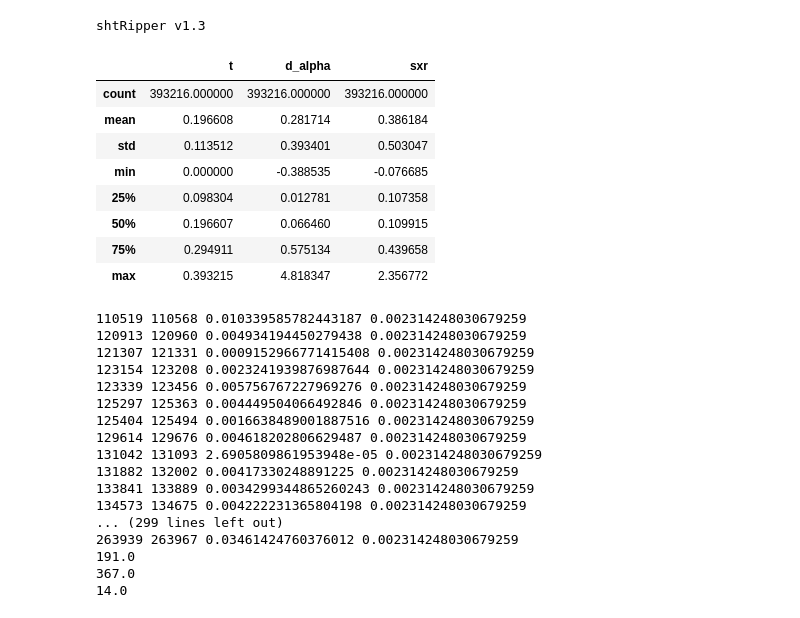
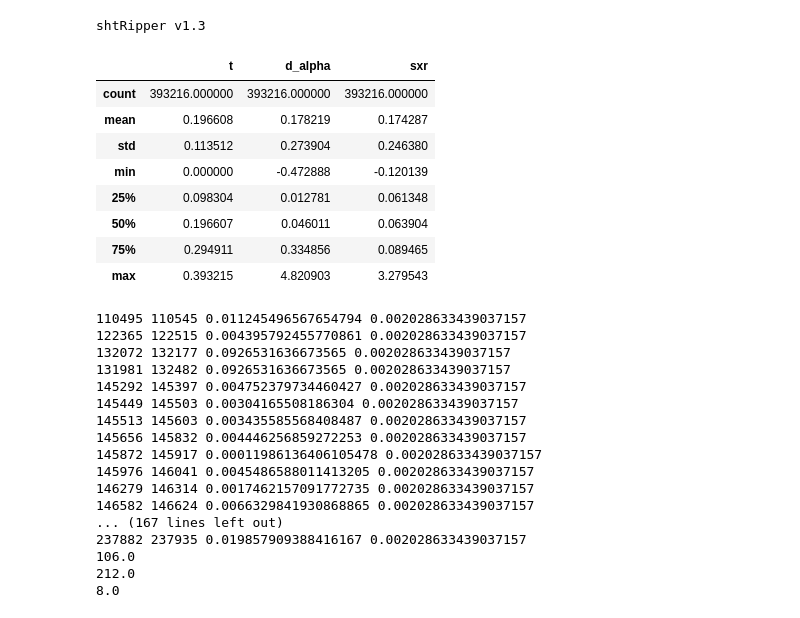
Before and after one commit to feodorrussia/Plasma_analysis, a Jupyter notebook: Marking system.ipynb, the cells around one changed output. Saved outputs shown, nothing was run; the diff lists cells and outputs as text; code cells hidden in the pictures.

```diff
--- a/Marking system.ipynb
+++ b/Marking system.ipynb
@@ -4,28 +4,28 @@ from source.Files_operating import read_sht_data
 # %% [output]
 shtRipper v1.3
 # %%
-F_ID = 44184
-dir_path = "D:/Edu/Lab/Projects/Plasma_analysis/data/sht/G-ELM/"
+F_ID = 44350
+dir_path = "C:/Users/f.belous/Work/Projects/Plasma_analysis/data/sht/G-ELM/"
 # D:/Edu/Lab/Projects/Plasma_analysis/data/sht/G-ELM/ | C:/Users/f.belous/Work/Projects/Plasma_analysis/data/sht/G-ELM/
 
 df = read_sht_data(f'sht{F_ID}', dir_path)
 df = df.rename(columns={"ch1": "d_alpha"})
 df["sxr"] = read_sht_data(f'sht{F_ID}', dir_path, data_name="SXR 50 mkm").ch1
 # dbs = read_dataFile(f'data/dbs/{F_ID} DBS.dat')
 # mgd_data_1
 # mgd_data_3
 # mgd_data_2
 df.describe()
 # %% [output]
 |  | t | d_alpha | sxr |
 | count | 393216.000000 | 393216.000000 | 393216.000000 |
-| mean | 0.196608 | 0.281714 | 0.386184 |
-| std | 0.113512 | 0.393401 | 0.503047 |
-| min | 0.000000 | -0.388535 | -0.076685 |
-| 25% | 0.098304 | 0.012781 | 0.107358 |
-| 50% | 0.196607 | 0.066460 | 0.109915 |
-| 75% | 0.294911 | 0.575134 | 0.439658 |
-| max | 0.393215 | 4.818347 | 2.356772 |
+| mean | 0.196608 | 0.178219 | 0.174287 |
+| std | 0.113512 | 0.273904 | 0.246380 |
+| min | 0.000000 | -0.472888 | -0.120139 |
+| 25% | 0.098304 | 0.012781 | 0.061348 |
+| 50% | 0.196607 | 0.046011 | 0.063904 |
+| 75% | 0.294911 | 0.334856 | 0.089465 |
+| max | 0.393215 | 4.820903 | 3.279543 |
 # %%
 d_alpha = df.d_alpha.to_numpy()
 sxr = df.sxr.to_numpy()
@@ -264,34 +273,34 @@ meta_sxr.set_statistics(sxr_f, 0.8, std_bottom_edge=7.0, std_top_edge=15.0)
 meta_sxr.set_edges(length_edge=10, distance_edge=30, scale=0)
 # %%
 mark_data = np.zeros(d_alpha_f.shape)
-mark_data[abs(d_alpha_f - meta_da.q) > meta_da.std * meta_da.std_bottom] = 1
+mark_data[abs(d_alpha_f - meta_da.d_q) > meta_da.d_std * meta_da.d_std_bottom] = 1
 mark_d_alpha = proc_slices(mark_data, d_alpha, d_alpha_f, meta_da)
 
 mark_data = np.zeros(d_alpha_f.shape)
-mark_data[abs(d_alpha_f - meta_da_2.q) > meta_da_2.std * meta_da_2.std_bottom] = 1
+mark_data[abs(d_alpha_f - meta_da_2.d_q) > meta_da_2.d_std * meta_da_2.d_std_bottom] = 1
 mark_d_alpha_2 = proc_slices(mark_data, d_alpha, d_alpha_f, meta_da_2)
 
 mark_data = np.zeros(d_alpha_f.shape)
-mark_data[abs(sxr_f - meta_sxr.q) > meta_sxr.std * meta_sxr.std_bottom] = 1
+mark_data[abs(sxr_f - meta_sxr.d_q) > meta_sxr.d_std * meta_sxr.d_std_bottom] = 1
 mark_sxr = proc_slices(mark_data, sxr, sxr_f, meta_sxr)
 # %% [output]
-110519 110568 0.010339585782443187 0.002314248030679259
-120913 120960 0.004934194450279438 0.002314248030679259
-121307 121331 0.0009152966771415408 0.002314248030679259
-123154 123208 0.0023241939876987644 0.002314248030679259
-123339 123456 0.005756767227969276 0.002314248030679259
-125297 125363 0.004449504066492846 0.002314248030679259
-125404 125494 0.0016638489001887516 0.002314248030679259
-129614 129676 0.004618202806629487 0.002314248030679259
-131042 131093 2.6905809861953948e-05 0.002314248030679259
-131882 132002 0.00417330248891225 0.002314248030679259
-133841 133889 0.0034299344865260243 0.002314248030679259
-134573 134675 0.004222231365804198 0.002314248030679259
-... (299 lines left out)
-263939 263967 0.03461424760376012 0.002314248030679259
-191.0
-367.0
-14.0
+110495 110545 0.011245496567654794 0.002028633439037157
+122365 122515 0.004395792455770861 0.002028633439037157
+132072 132177 0.0926531636673565 0.002028633439037157
+131981 132482 0.0926531636673565 0.002028633439037157
+145292 145397 0.004752379734460427 0.002028633439037157
+145449 145503 0.00304165508186304 0.002028633439037157
+145513 145603 0.003435585568408487 0.002028633439037157
+145656 145832 0.004446256859272253 0.002028633439037157
+145872 145917 0.00011986136406105478 0.002028633439037157
+145976 146041 0.0045486588011413205 0.002028633439037157
+146279 146314 0.0017462157091772735 0.002028633439037157
+146582 146624 0.0066329841930868865 0.002028633439037157
+... (167 lines left out)
+237882 237935 0.019857909388416167 0.002028633439037157
+106.0
+212.0
+8.0
 # %%
 import matplotlib.pyplot as plt
 from matplotlib.ticker import AutoMinorLocator
```
Also changed, not shown: parts of 10 cells of this notebook.
